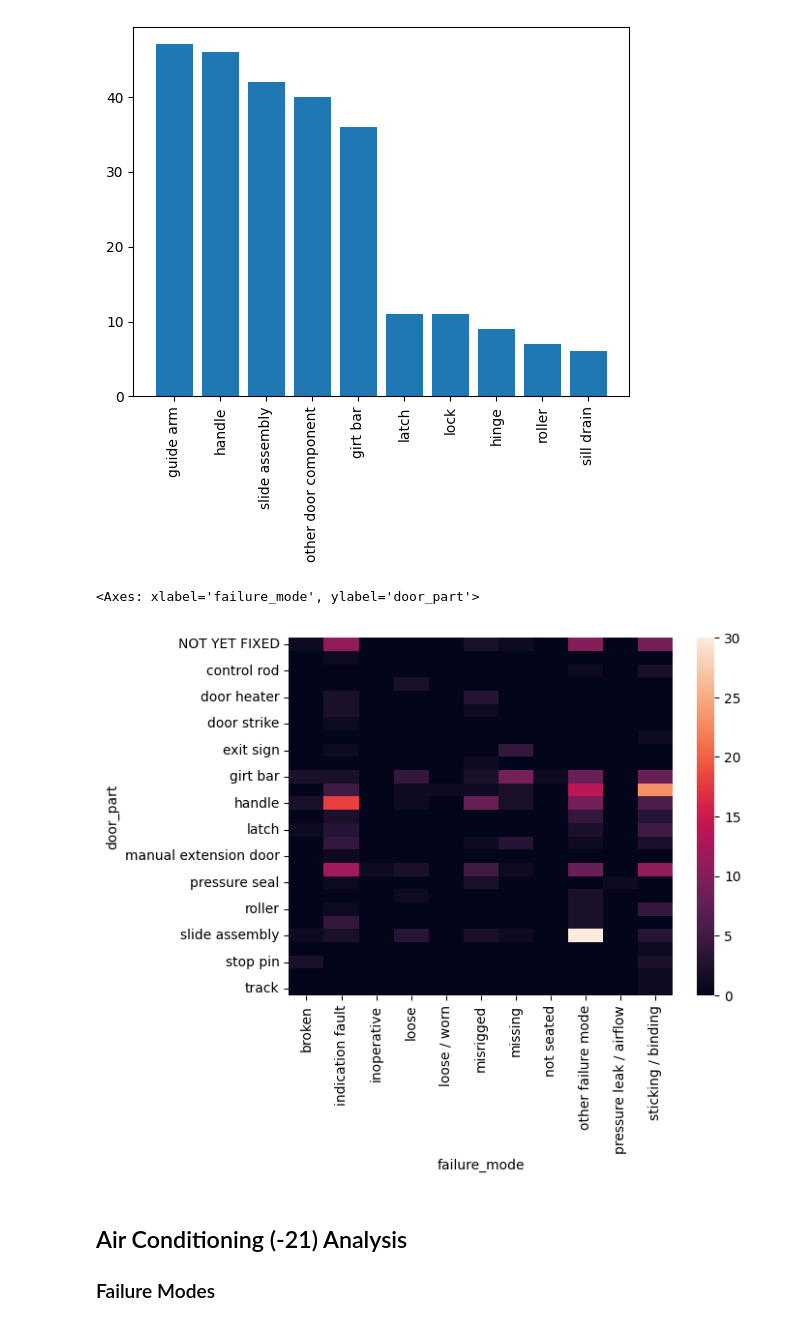
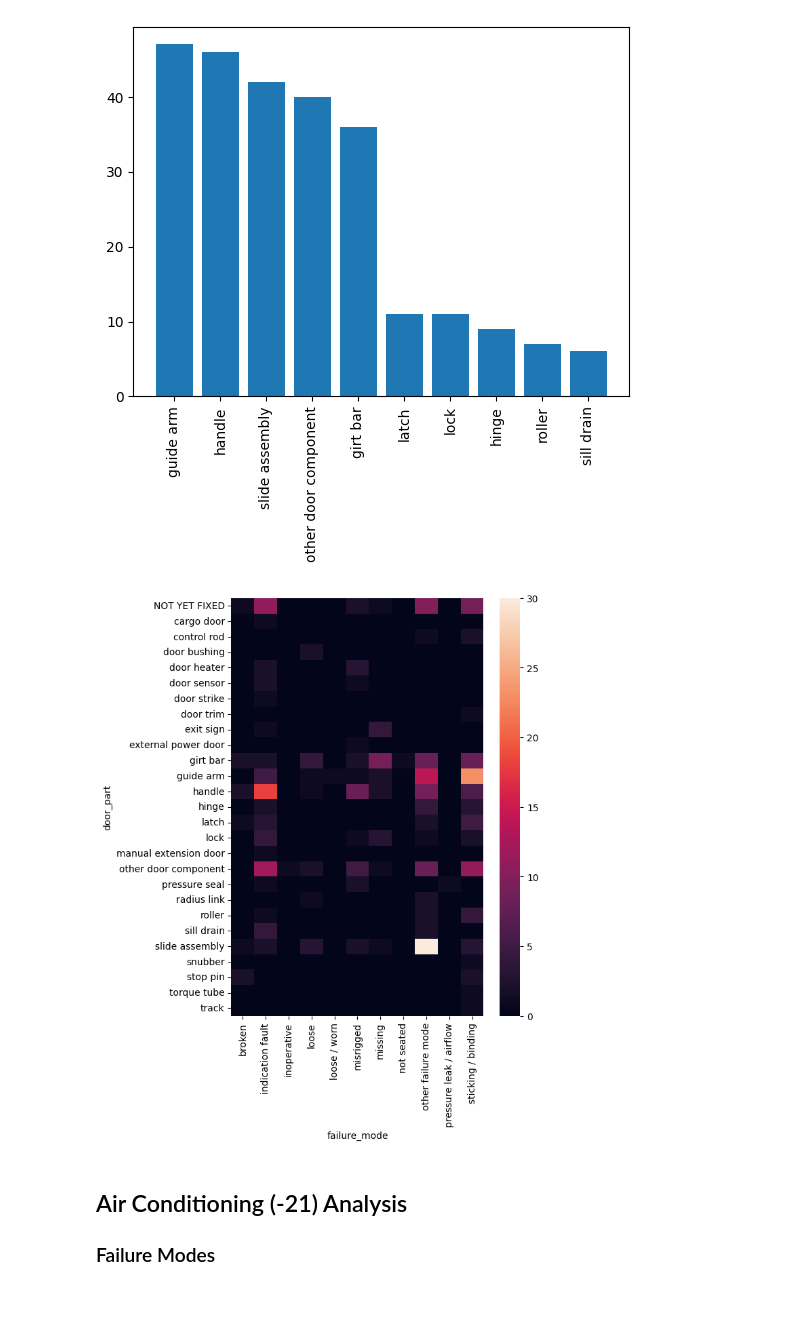
Before and after one commit to NorthrupRobert/737-800_SDR_Reliability_Analysis, a Jupyter notebook: _data_design_and_exploration/06_explore_aa.ipynb, the cells around one changed output. Cells and saved outputs as stored; diff of their text form; code cells hidden in the pictures.

```diff
--- a/_data_design_and_exploration/06_explore_aa.ipynb
+++ b/_data_design_and_exploration/06_explore_aa.ipynb
@@ -1882,35 +1893,36 @@ SELECT
         WHEN discrepancy ILIKE '%corrosion%' THEN 'corroded'
         WHEN discrepancy ILIKE '%missing%' THEN 'missing'
         WHEN discrepancy ILIKE '%inoperative%' THEN 'inoperative'
         WHEN discrepancy ILIKE '%not seated%'
           OR discrepancy ILIKE '%falling out%' THEN 'not seated'
         WHEN discrepancy ILIKE '%arm%' AND discrepancy ILIKE '%difficult%' THEN 'arm/disarm difficulty'
         WHEN discrepancy ILIKE '%out of rig%' OR discrepancy ILIKE '%rig%' THEN 'misrigged'
         WHEN discrepancy ILIKE '%light%' OR discrepancy ILIKE '%indicator%' THEN 'indication fault'
         WHEN discrepancy ILIKE '%pressure leak%' OR discrepancy ILIKE '%airflow%' OR discrepancy ILIKE '%freezing%' THEN 'pressure leak / airflow'
         WHEN discrepancy ILIKE '%corrosion%' THEN 'corrosion'
         WHEN discrepancy ILIKE '%debris%' THEN 'debris obstruction'
         WHEN discrepancy ILIKE '%difficult%' OR discrepancy ILIKE '%hard to%' OR discrepancy ILIKE '%sticking%' THEN 'sticking / binding'
         WHEN discrepancy ILIKE '%loose%' OR discrepancy ILIKE '%worn%' THEN 'loose / worn'
         WHEN discrepancy ILIKE '%broken%' THEN 'broken'
 
         ELSE 'other failure mode'
     END AS failure_mode,
 
     COUNT(*) AS event_count
 
 FROM sdr_event_aa_classified
 WHERE discrepancy ILIKE '%door%' AND
     severity = 3
 GROUP BY door_part, failure_mode
 ORDER BY event_count DESC;
 """)
 
 my_df = my_df.pivot(index='door_part', columns='failure_mode', values='event_count').astype(float).fillna(0.0)
+plt.figure(figsize=(6,8))
 sns.heatmap(my_df)
+plt.show()
 # %% [output]
-<Axes: xlabel='failure_mode', ylabel='door_part'>
-[figure, old version]
+[figure, new version]
 # %% [markdown]
 ## Air Conditioning (-21) Analysis
 ### Failure Modes
```
Also changed, not shown: parts of 3 cells of this notebook, 7 other files.
